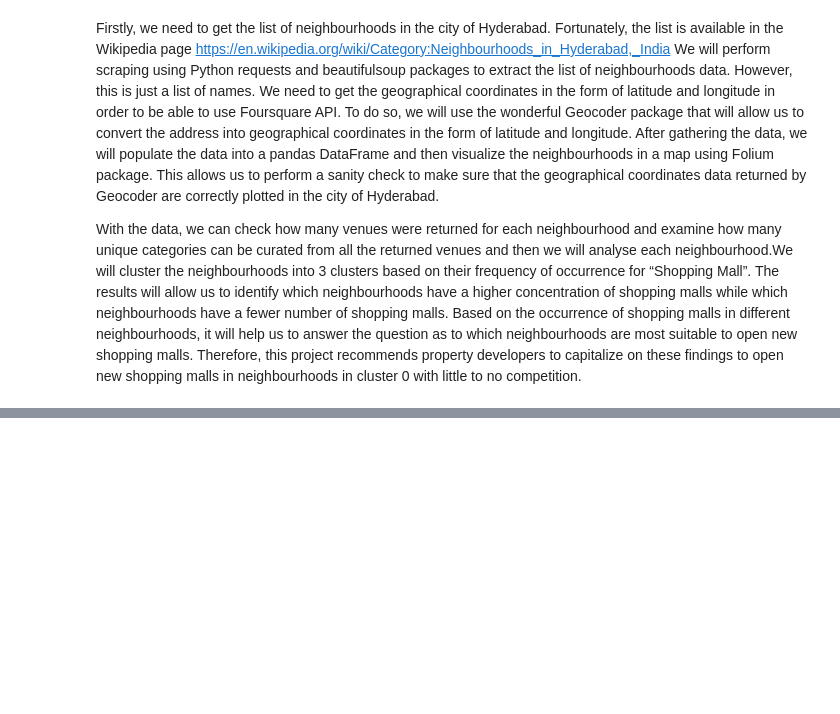
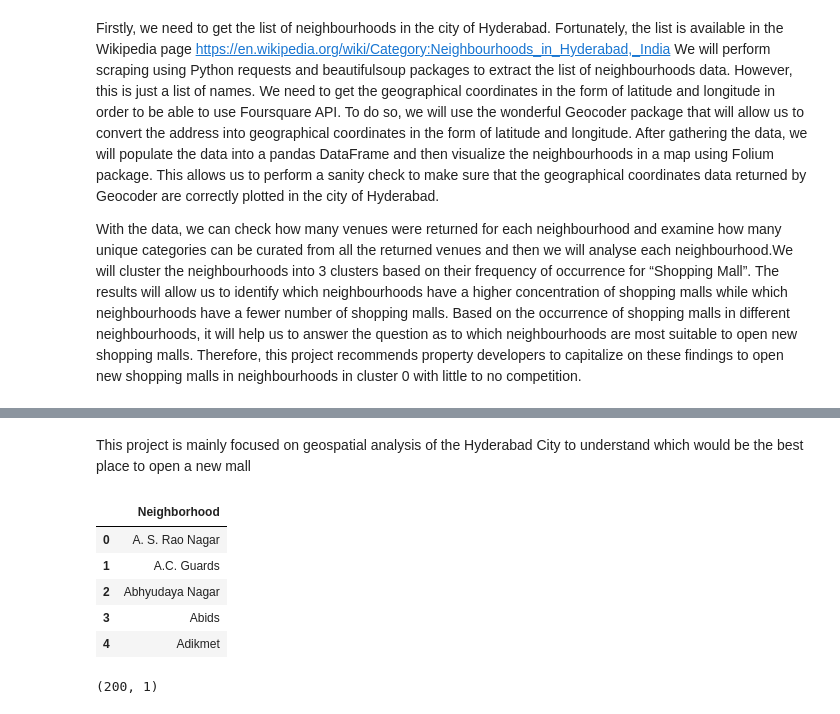
Before and after one commit to hi315/Coursera_Capstone, a Jupyter notebook: Data.ipynb, the cells around one changed output, grey strips where cells are left out. Cells and saved outputs as stored; diff of their text form; code cells hidden in the pictures; blank space fills up the shorter version.

```diff
--- a/Data.ipynb
+++ b/Data.ipynb
@@ -23,0 +79,32 @@ With the data, we can check how many venues were returned for each neighbourhood
+# %% [markdown]
+This project is mainly focused on geospatial analysis of the Hyderabad City to understand which would be the best place to open a new mall
+# %%
+# send the GET request
+data = requests.get("https://en.wikipedia.org/wiki/Category:Neighbourhoods_in_Hyderabad,_India").text
+# %%
+# parse data from the html into a beautifulsoup object
+soup = BeautifulSoup(data, 'html.parser')
+# %%
+# create a list to store neighborhood data
+neighborhoodList = []
+# %%
+# append the data into the list
+for row in soup.find_all("div", class_="mw-category")[0].findAll("li"):
+    neighborhoodList.append(row.text)
+# %%
+# create a new DataFrame from the list
+kl_df = pd.DataFrame({"Neighborhood": neighborhoodList})
+
+kl_df.head()
+# %% [output]
+|  | Neighborhood |
+| 0 | A. S. Rao Nagar |
+| 1 | A.C. Guards |
+| 2 | Abhyudaya Nagar |
+| 3 | Abids |
+| 4 | Adikmet |
+# %%
+# print the number of rows of the dataframe
+kl_df.shape
+# %% [output]
+(200, 1)
```
Also changed, not shown: parts of 12 cells of this notebook.
